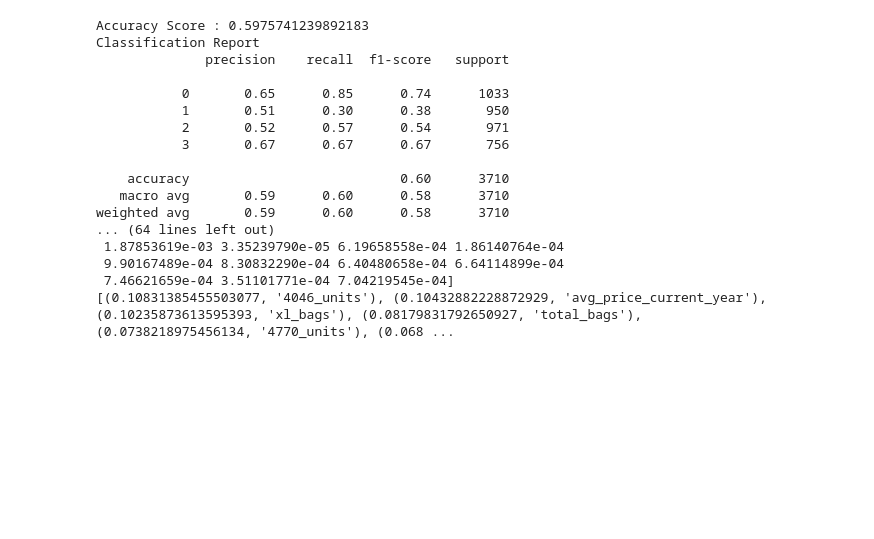
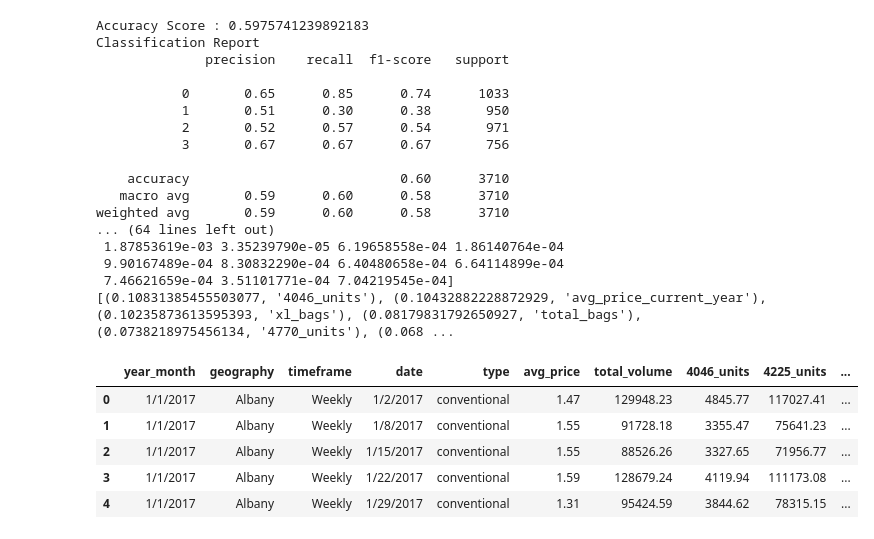
Before and after one commit to davidmcbee/Health_and_Avocados, a Jupyter notebook: ML_RandomForest_Model.ipynb, the cells around one changed output. Drawn from its saved outputs; the diff is of its cells as text; code cells hidden in the pictures; blank space fills up the shorter version.

```diff
--- a/ML_RandomForest_Model.ipynb
+++ b/ML_RandomForest_Model.ipynb
@@ -188,3 +200,13 @@ weighted avg       0.59      0.60      0.58      3710
  9.90167489e-04 8.30832290e-04 6.40480658e-04 6.64114899e-04
  7.46621659e-04 3.51101771e-04 7.04219545e-04]
 [(0.10831385455503077, '4046_units'), (0.10432882228872929, 'avg_price_current_year'), (0.10235873613595393, 'xl_bags'), (0.08179831792650927, 'total_bags'), (0.0738218975456134, '4770_units'), (0.068 ...
+# %%
+prices_df = pd.read_csv(Path('../resources/prices.csv'))
+prices_df.head()
+# %% [output]
+|  | year_month | geography | timeframe | date | type | avg_price | total_volume | 4046_units | 4225_units | ... |
+| 0 | 1/1/2017 | Albany | Weekly | 1/2/2017 | conventional | 1.47 | 129948.23 | 4845.77 | 117027.41 | ... |
+| 1 | 1/1/2017 | Albany | Weekly | 1/8/2017 | conventional | 1.55 | 91728.18 | 3355.47 | 75641.23 | ... |
+| 2 | 1/1/2017 | Albany | Weekly | 1/15/2017 | conventional | 1.55 | 88526.26 | 3327.65 | 71956.77 | ... |
+| 3 | 1/1/2017 | Albany | Weekly | 1/22/2017 | conventional | 1.59 | 128679.24 | 4119.94 | 111173.08 | ... |
+| 4 | 1/1/2017 | Albany | Weekly | 1/29/2017 | conventional | 1.31 | 95424.59 | 3844.62 | 78315.15 | ... |
```
Also changed, not shown: parts of 27 cells of this notebook, 2 other files.
